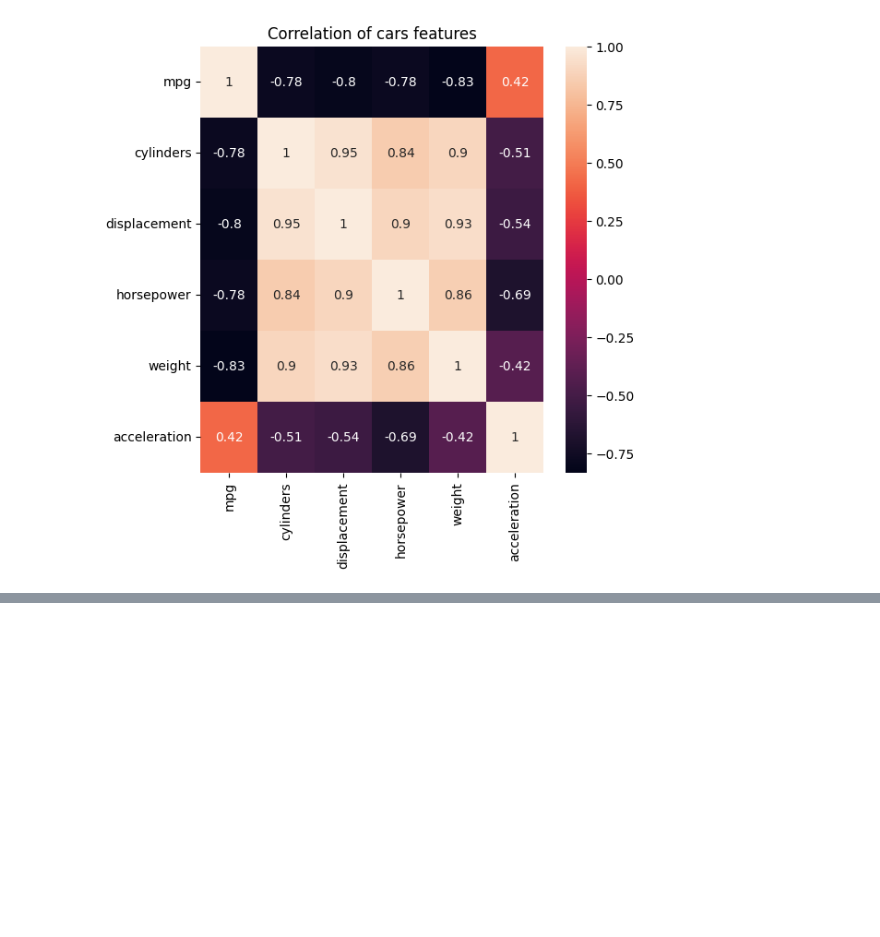
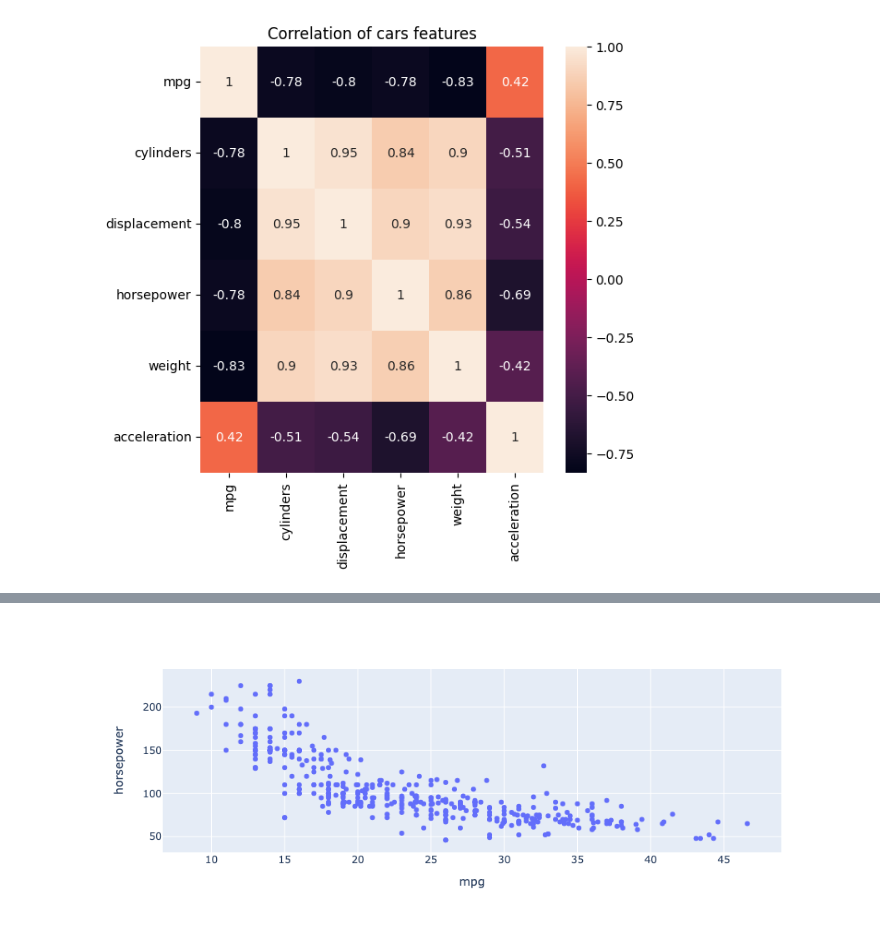
Before and after one commit to UWINTWALI/Datascience-course, a Jupyter notebook: lecture1_python_variables.ipynb, the cells around one changed output, grey strips where cells are left out. Drawn from its saved outputs; the diff is of its cells as text; code cells hidden in the pictures; blank space fills up the shorter version.

Commit message:
visualizing data using plotly, dtale and Data Profiling

```diff
--- a/lecture1_python_variables.ipynb
+++ b/lecture1_python_variables.ipynb
@@ -3886,0 +3883,8 @@ corr_
+# %%
+## Plotly was build on top of javascript and produces html charts
+import plotly.express as px
+# Scatter plot of horsepower and mpg
+fig = px.scatter(data_frame= cars, x= "mpg", y= "horsepower")
+fig.show()
+# %% [output]
+[figure, added]
```
Also changed, not shown: parts of 9 cells of this notebook, 3 other files.
